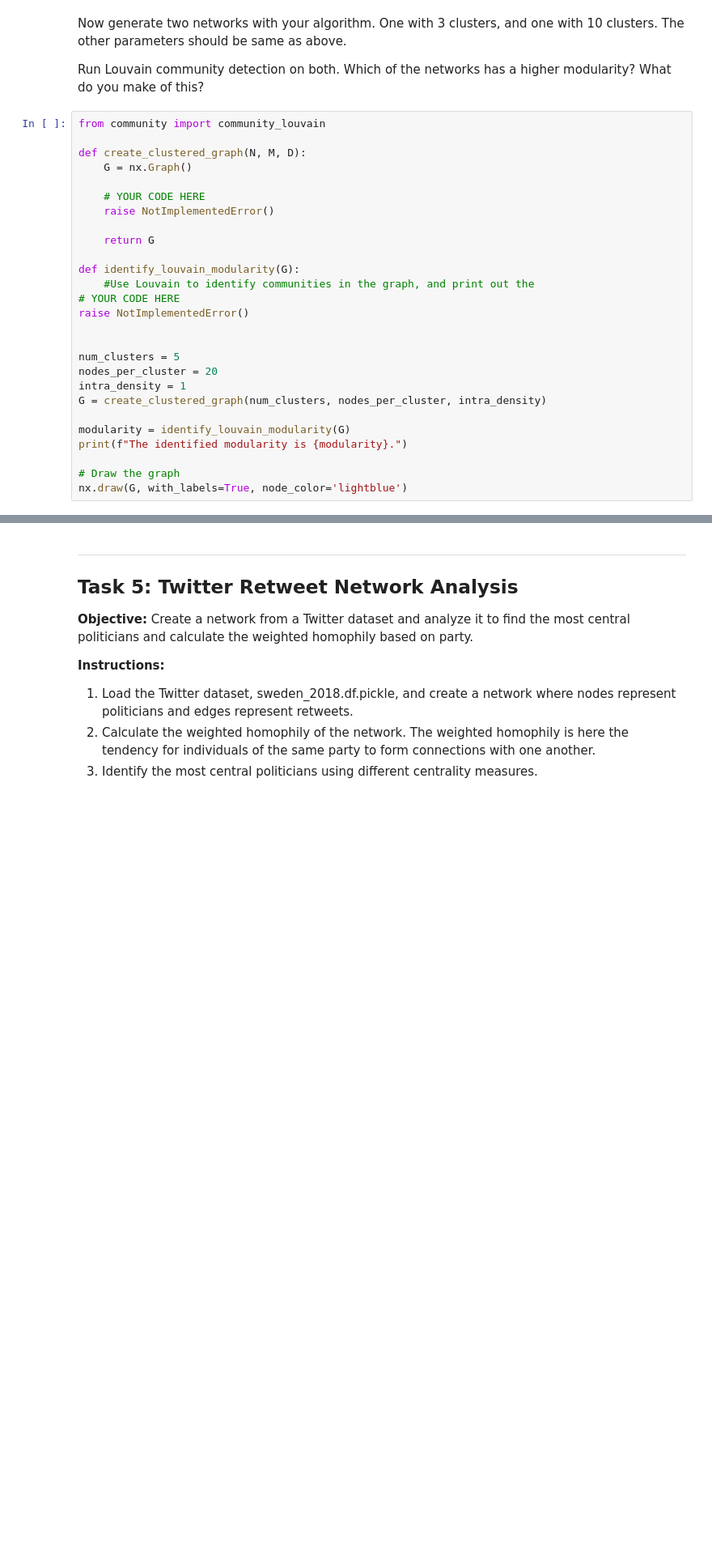
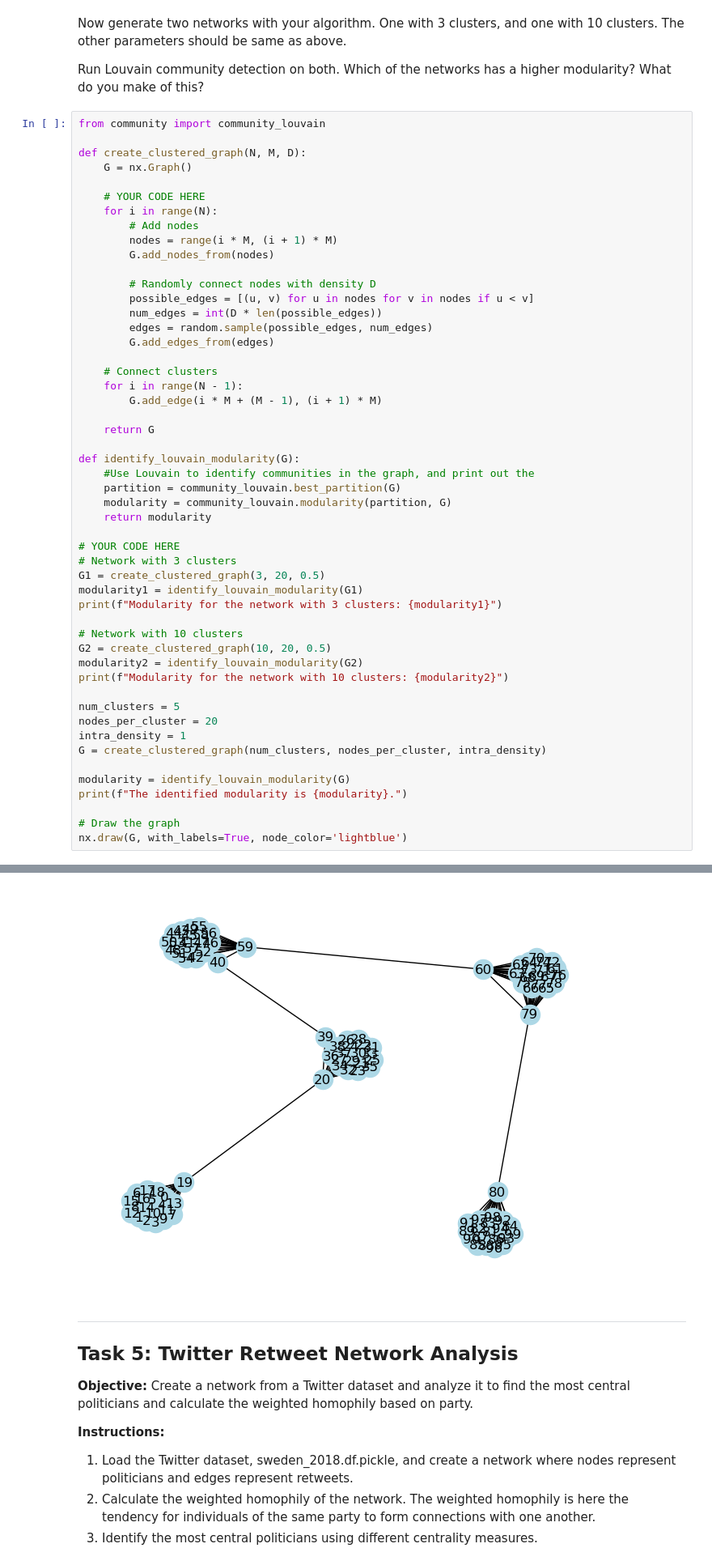
Before and after one commit to Aoyamaxx/CSSci-Semester-3-DE, a Jupyter notebook: Coding_Portfolio_Progress_Check_3/network-analysis/network-analysis.ipynb, the cells around one changed output, grey strips where cells are left out. Shown at 81% size. Saved outputs shown, nothing was run; the diff lists cells and outputs as text; blank space fills up the shorter version.

```diff
--- a/Coding_Portfolio_Progress_Check_3/network-analysis/network-analysis.ipynb
+++ b/Coding_Portfolio_Progress_Check_3/network-analysis/network-analysis.ipynb
@@ -106,15 +201,39 @@ def create_clustered_graph(N, M, D):
     G = nx.Graph()
 
     # YOUR CODE HERE
-    raise NotImplementedError()
+    for i in range(N):
+        # Add nodes
+        nodes = range(i * M, (i + 1) * M)
+        G.add_nodes_from(nodes)
+
+        # Randomly connect nodes with density D
+        possible_edges = [(u, v) for u in nodes for v in nodes if u < v]
+        num_edges = int(D * len(possible_edges))
+        edges = random.sample(possible_edges, num_edges)
+        G.add_edges_from(edges)
+
+    # Connect clusters
+    for i in range(N - 1):
+        G.add_edge(i * M + (M - 1), (i + 1) * M)
 
     return G
 
 def identify_louvain_modularity(G):
     #Use Louvain to identify communities in the graph, and print out the
+    partition = community_louvain.best_partition(G)
+    modularity = community_louvain.modularity(partition, G)
+    return modularity
+
 # YOUR CODE HERE
-raise NotImplementedError()
+# Network with 3 clusters
+G1 = create_clustered_graph(3, 20, 0.5)
+modularity1 = identify_louvain_modularity(G1)
+print(f"Modularity for the network with 3 clusters: {modularity1}")
 
+# Network with 10 clusters
+G2 = create_clustered_graph(10, 20, 0.5)
+modularity2 = identify_louvain_modularity(G2)
+print(f"Modularity for the network with 10 clusters: {modularity2}")
 
 num_clusters = 5
 nodes_per_cluster = 20
@@ -126,3 +245,4 @@ print(f"The identified modularity is {modularity}.")
 
 # Draw the graph
 nx.draw(G, with_labels=True, node_color='lightblue')
+# %% [output]
@@ -129,3 +252,4 @@ nx.draw(G, with_labels=True, node_color='lightblue')
+[figure, added]
 # %% [markdown]
 ---
 
```
Also changed, not shown: parts of 5 cells of this notebook, 3 other files.
